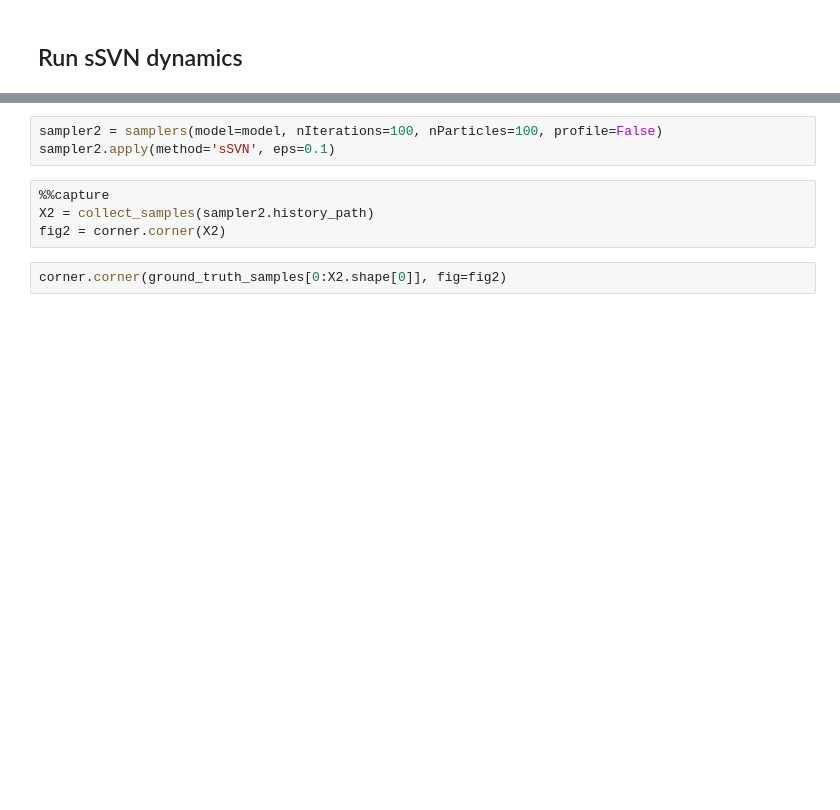
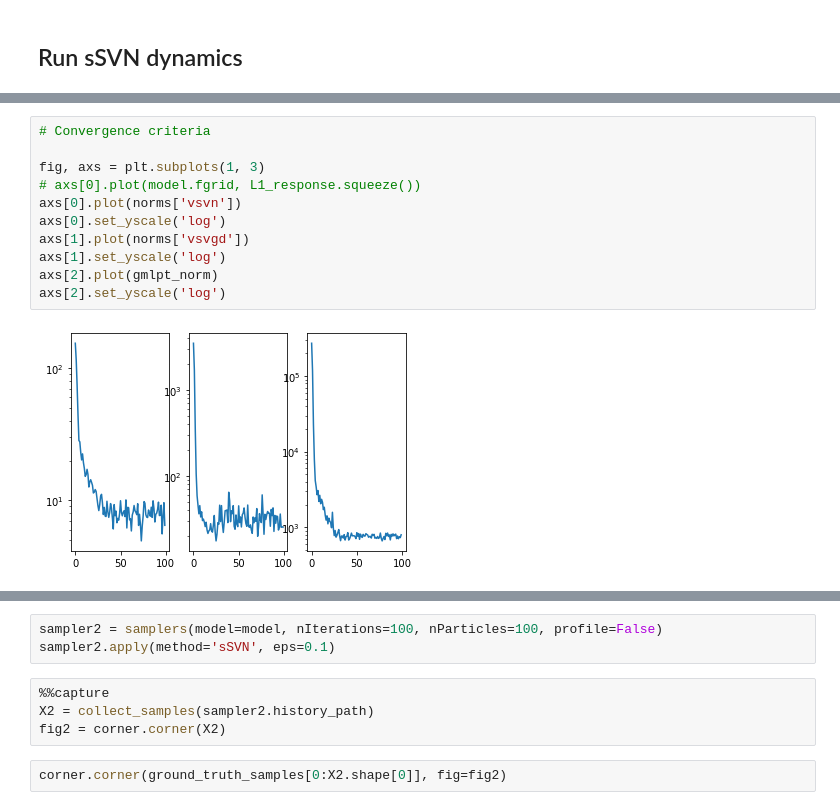
Before and after one commit to leviyevalex/sSVN_GW, a Jupyter notebook: notebooks/rosenbrock_tutorial.ipynb, the cells around one changed output, grey strips where cells are left out. Saved outputs shown, nothing was run; the diff lists cells and outputs as text; blank space fills up the shorter version.

```diff
--- a/notebooks/rosenbrock_tutorial.ipynb
+++ b/notebooks/rosenbrock_tutorial.ipynb
@@ -72,0 +79,13 @@ corner.corner(ground_truth_samples[0:X1.shape[0]], fig=fig1)
+# %%
+# Convergence criteria
+
+fig, axs = plt.subplots(1, 3)
+# axs[0].plot(model.fgrid, L1_response.squeeze())
+axs[0].plot(norms['vsvn'])
+axs[0].set_yscale('log')
+axs[1].plot(norms['vsvgd'])
+axs[1].set_yscale('log')
+axs[2].plot(gmlpt_norm)
+axs[2].set_yscale('log')
+# %% [output]
+[figure, added]
```
Also changed, not shown: parts of 6 cells of this notebook, 6 other files.
